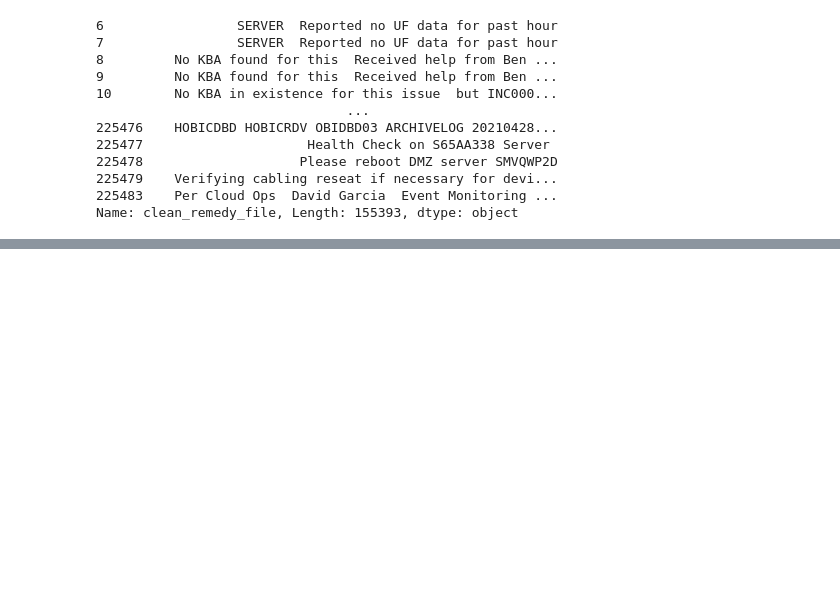
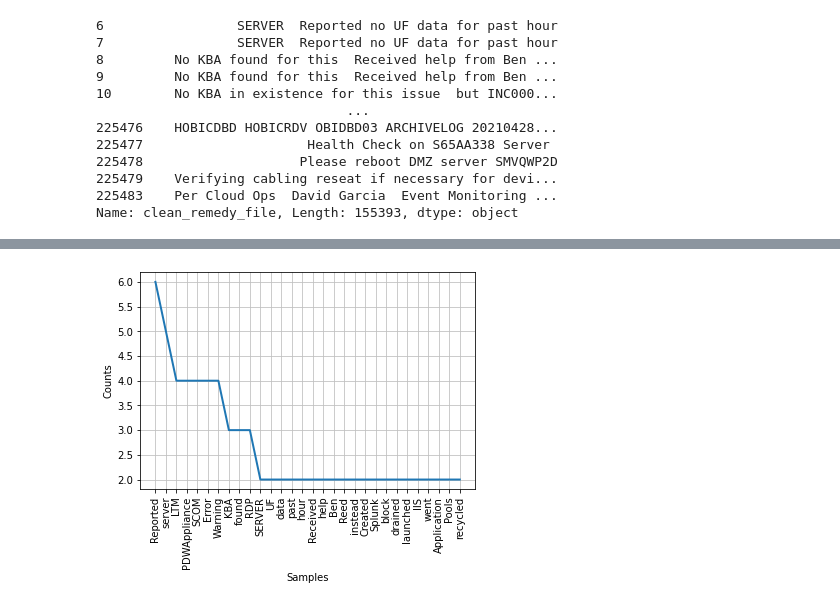
Before and after one commit to A174411/GroupProject, a Jupyter notebook: groupProjectPractice.ipynb, the cells around one changed output, grey strips where cells are left out. Cells and saved outputs as stored; diff of their text form; code cells hidden in the pictures; blank space fills up the shorter version.

Commit message:
added FreqDist

```diff
--- a/groupProjectPractice.ipynb
+++ b/groupProjectPractice.ipynb
@@ -94,0 +92,29 @@ TypeError: expected string or bytes-like object
+# %%
+# REMOVE STOPWORDS FROM LISTS AND APPEND RESULT TO FILTERED_TEXT
+stop_words = set(stopwords.words('english'))
+word_tokens = remedy_file['tokenized_text']
+test_list = word_tokens[:10]
+# test_list = ['a', 'the', 'dog', 'cat', 'bus']
+filtered_comments = []
+
+counter = 0
+
+# for each comment (list)
+for comment in test_list:
+#for comment in work_tokens:
+    counter += 1
+    print('Comment counter', counter)
+    print('comment', comment)
+    # make an empty list to hold the nonstopwords of the specific comment
+    filtered_words = []
+    # for each individual word in the comment list
+    for word in comment:
+    # if the individual word in the current comment is NOT a stop word, add it the filtered_words list
+        print("word:", word)
+        if str(word).lower() not in stop_words:
+            filtered_words.append(word)
+    print('finished parsing commment, final ftilered words list of this specifc comment:', filtered_words,)
+    filtered_comments.append(filtered_words)
+    print("main comment list", filtered_comments)
+    print()
+#filtered_Text
@@ -94,0 +139,7 @@ TypeError: expected string or bytes-like object
+# %%
+flat_list = []
+
+for lists in filtered_comments:
+    for words in lists:
+        flat_list.append(words)
+#flat_list
@@ -95,3 +148,6 @@ TypeError: expected string or bytes-like object
 # %%
 import matplotlib.pyplot as plt
 from nltk.probability import FreqDist
+# %%
+fdist = FreqDist(flat_list)
+fdist
@@ -97,0 +158,6 @@ from nltk.probability import FreqDist
+# %%
+fdist.plot(30 , cumulative=False)
+plt.show()
+# consider using a bar graph instead
+# %% [output]
+[figure, added]
```
Also changed, not shown: parts of 9 cells of this notebook.
